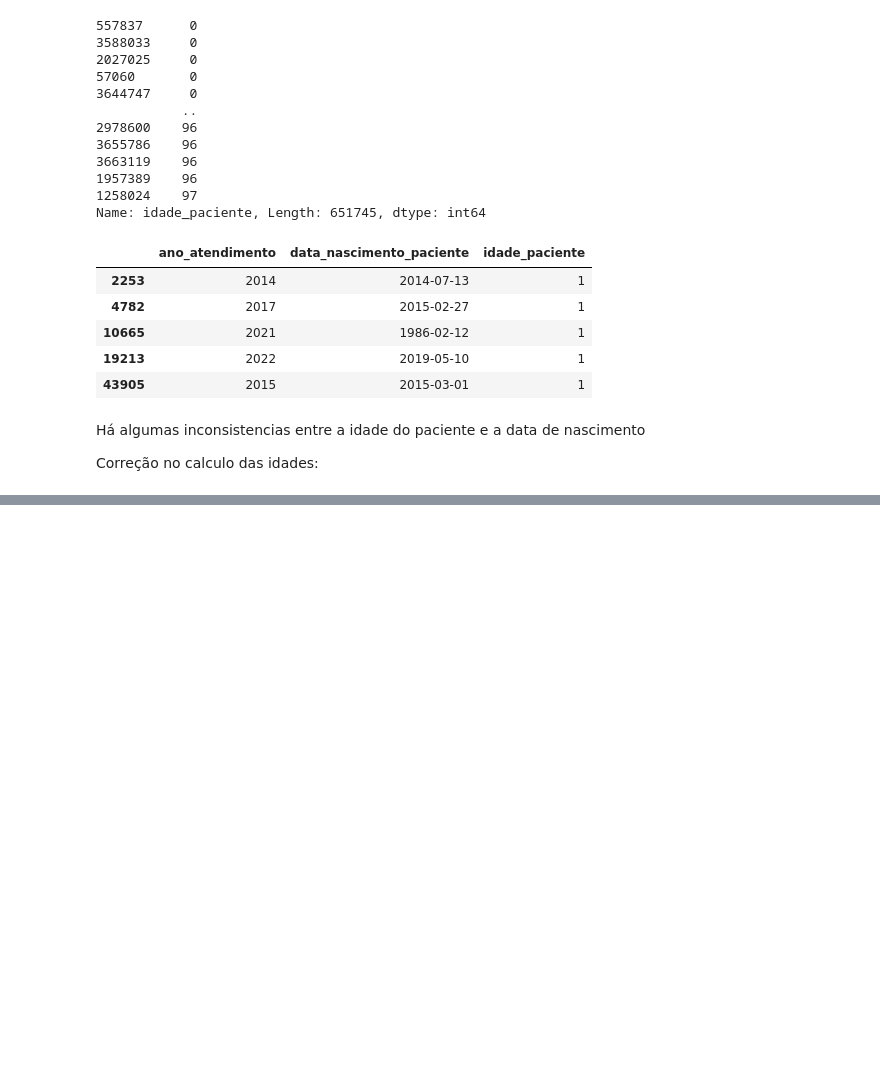
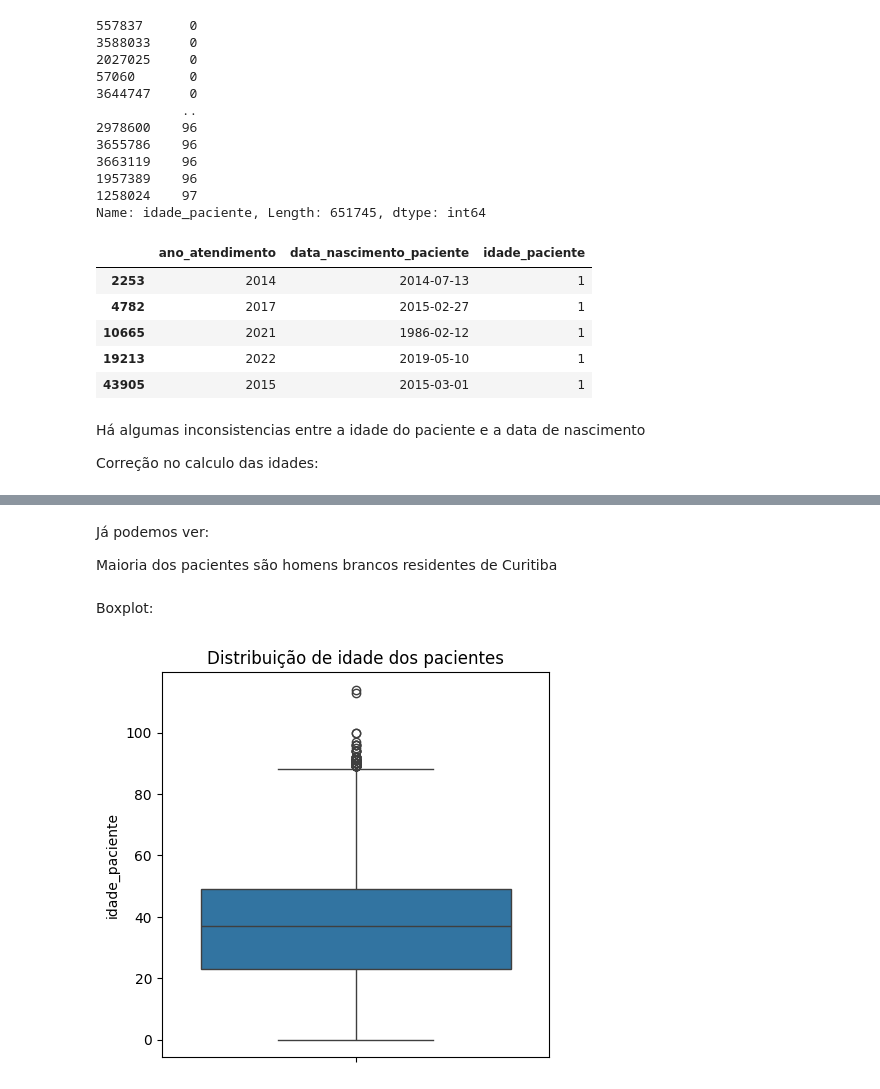
Before and after one commit to maria-exe/Saude-Mental-Curitiba-Regiao, a Jupyter notebook: notebooks/01-entendimento-e-limpeza.ipynb, the cells around one changed output, grey strips where cells are left out. Cells and saved outputs as stored; diff of their text form; code cells hidden in the pictures; blank space fills up the shorter version.

Commit message:
boxplot

```diff
--- a/notebooks/01-entendimento-e-limpeza.ipynb
+++ b/notebooks/01-entendimento-e-limpeza.ipynb
@@ -242,0 +239,2 @@ Name: count, dtype: int64
+# %%
+df_psico = df_psico.drop_duplicates()
@@ -242,0 +279,2 @@ Name: count, dtype: int64
+# %%
+df_psico = df_psico[df_psico['idade_paciente'] >= 0].copy()
@@ -242,0 +294,13 @@ Name: count, dtype: int64
+# %% [markdown]
+Já podemos ver:
+
+Maioria dos pacientes são homens brancos residentes de Curitiba
+# %% [markdown]
+Boxplot:
+# %%
+plt.figure(figsize=(5, 5))
+sns.boxplot(y=df_psico['idade_paciente'])
+plt.title('Distribuição de idade dos pacientes')
+plt.show()
+# %% [output]
+[figure, added]
```
Also changed, not shown: parts of 16 cells of this notebook.
